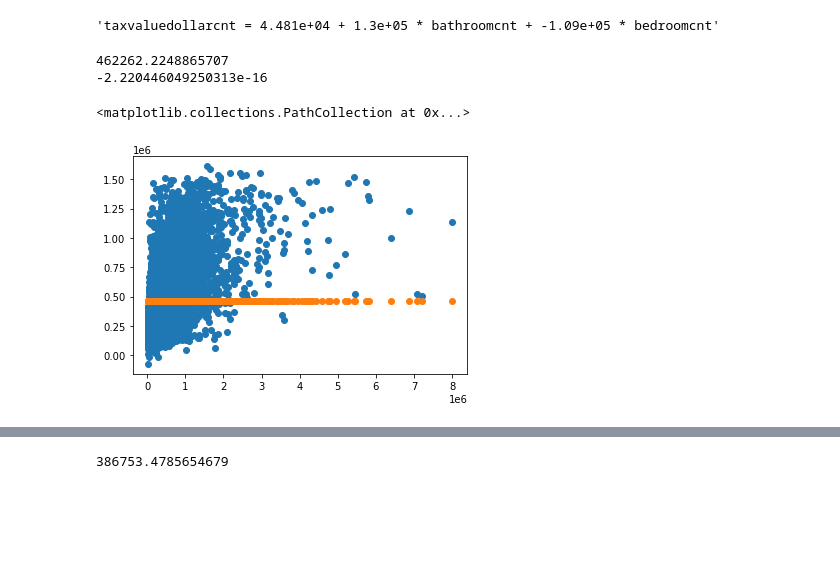
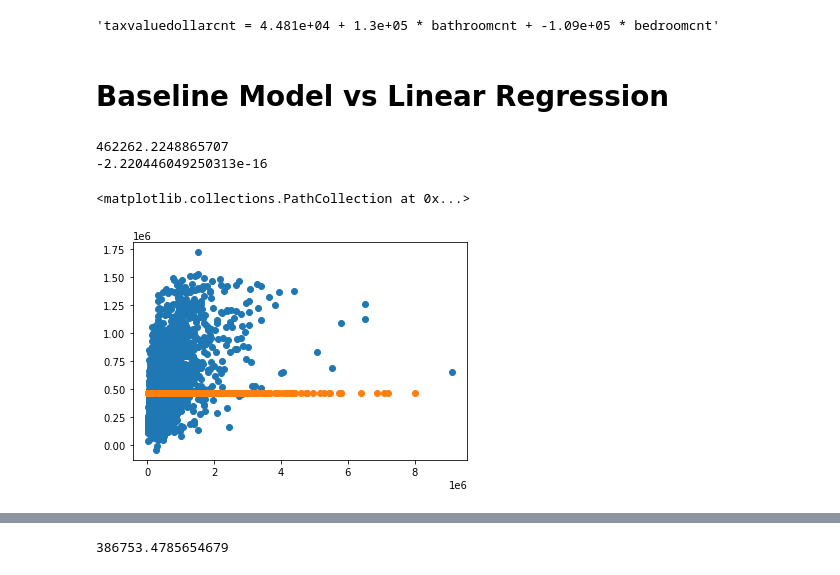
Before and after one commit to AAranda10/regression_project, a Jupyter notebook: data/modeling/modeling.ipynb, the cells around one changed output, grey strips where cells are left out. Saved outputs shown, nothing was run; the diff lists cells and outputs as text; code cells hidden in the pictures; blank space fills up the shorter version.

```diff
--- a/data/modeling/modeling.ipynb
+++ b/data/modeling/modeling.ipynb
@@ -213,20 +233,22 @@ output = "{} = {:.4} + {:.2} * {} + {:.3} * {}".format(
 output
 # %% [output]
 'taxvaluedollarcnt = 4.481e+04 + 1.3e+05 * bathroomcnt + -1.09e+05 * bedroomcnt'
+# %% [markdown]
+# Baseline Model vs Linear Regression
 # %%
 y_train['yhat_baseline'] = df['taxvaluedollarcnt'].mean()
 
 # compute the RMSE
 RMSE_bl = np.sqrt(mean_squared_error(y_train.taxvaluedollarcnt, y_train.yhat_baseline))
 print(RMSE_bl)
 
 # no need to compute R-2 because it will be a 0! But we will demonstrate here:
 evs = explained_variance_score(y_train.taxvaluedollarcnt, y_train.yhat_baseline)
 print(evs)
-plt.scatter(y_train.taxvaluedollarcnt, y_train.yhat_lm, label='Linear Regression Model Predictions', marker='o')
+plt.scatter(y_validate.taxvaluedollarcnt, y_validate.yhat_lm, label='Linear Regression Model Predictions', marker='o')
 plt.scatter(y_train.taxvaluedollarcnt, y_train.yhat_baseline, label='Baseline Predicitions', marker='o')
 # %% [output]
 462262.2248865707
 -2.220446049250313e-16
 <matplotlib.collections.PathCollection at 0x...>
-[figure, old version]
+[figure, new version]
```
Also changed, not shown: parts of 32 cells of this notebook.
